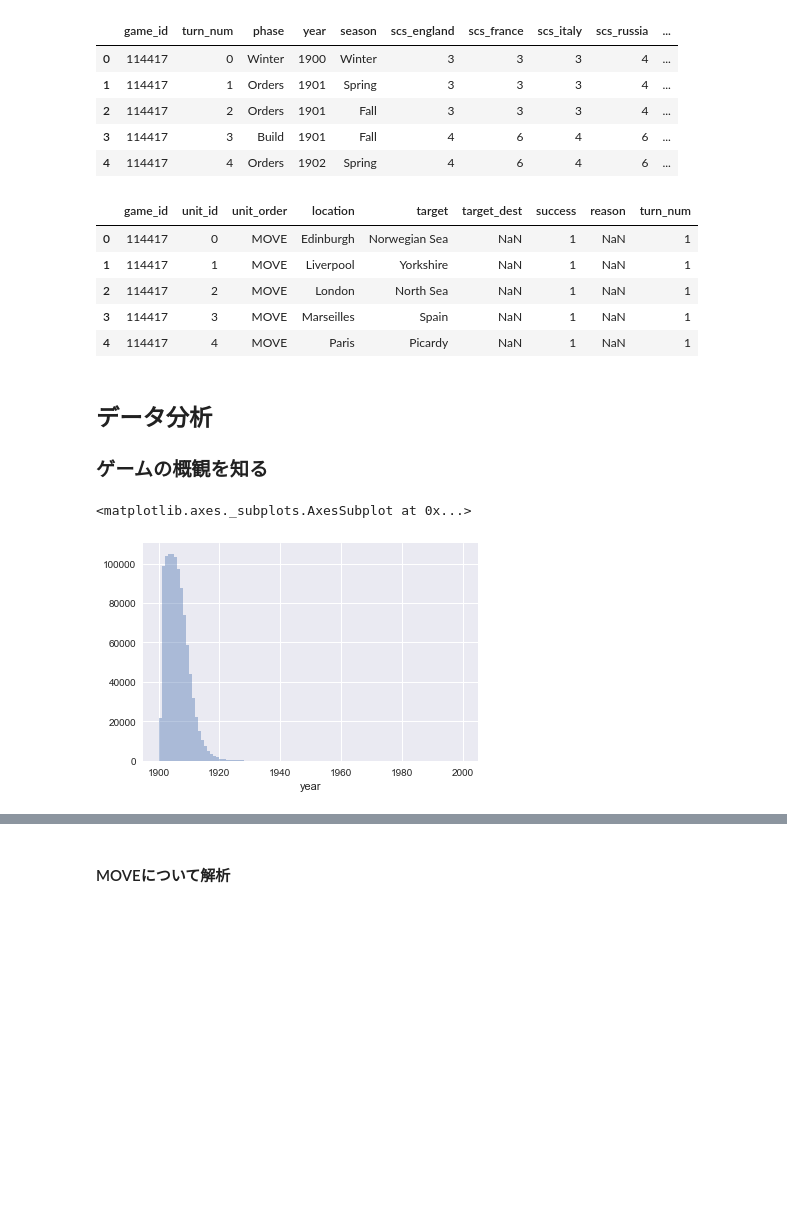
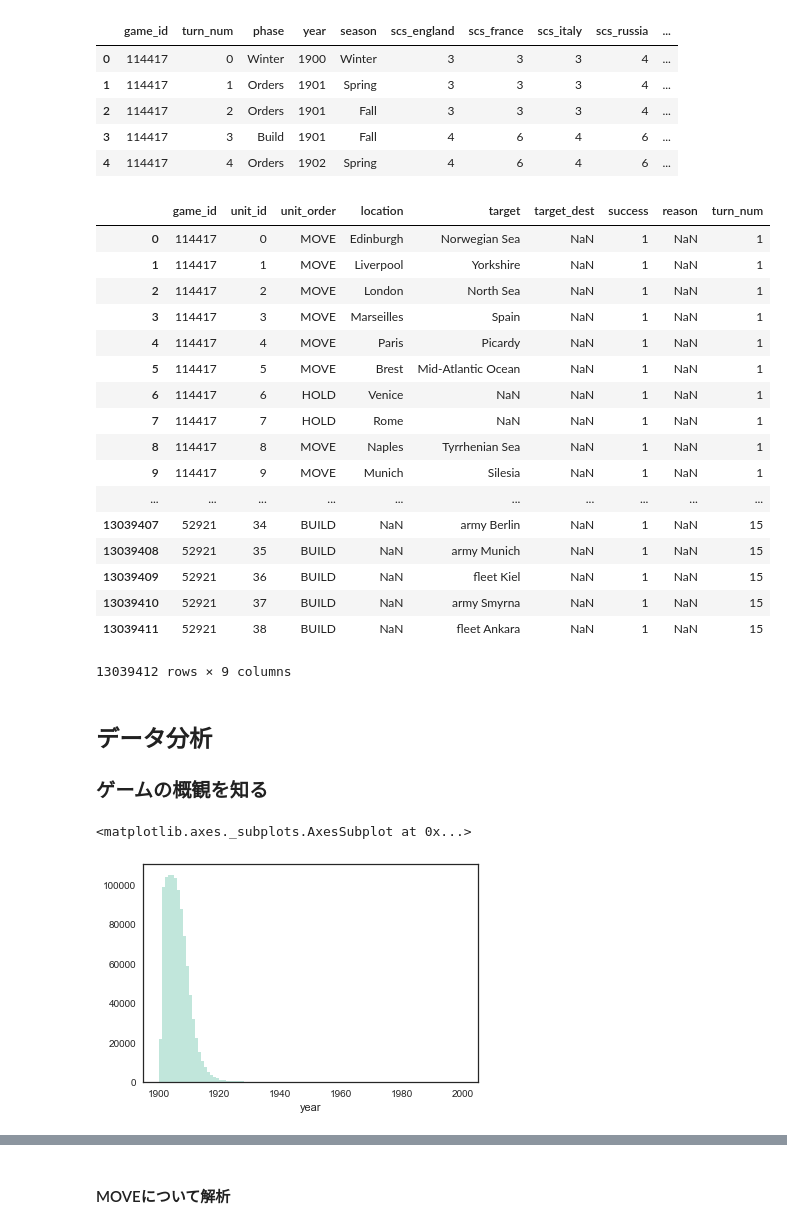
Before and after one commit to sorashido/DiplomacyPredict, a Jupyter notebook: src/v2.ipynb, the cells around one changed output, grey strips where cells are left out. Saved outputs shown, nothing was run; the diff lists cells and outputs as text; code cells hidden in the pictures; blank space fills up the shorter version.

```diff
--- a/src/v2.ipynb
+++ b/src/v2.ipynb
@@ -47,14 +52,26 @@ turns.head()
 | 3 | 114417 | 3 | Build | 1901 | Fall | 4 | 6 | 4 | 6 | ... |
 | 4 | 114417 | 4 | Orders | 1902 | Spring | 4 | 6 | 4 | 6 | ... |
 # %%
-orders.head()
+orders
 # %% [output]
 |  | game_id | unit_id | unit_order | location | target | target_dest | success | reason | turn_num |
 | 0 | 114417 | 0 | MOVE | Edinburgh | Norwegian Sea | NaN | 1 | NaN | 1 |
 | 1 | 114417 | 1 | MOVE | Liverpool | Yorkshire | NaN | 1 | NaN | 1 |
 | 2 | 114417 | 2 | MOVE | London | North Sea | NaN | 1 | NaN | 1 |
 | 3 | 114417 | 3 | MOVE | Marseilles | Spain | NaN | 1 | NaN | 1 |
 | 4 | 114417 | 4 | MOVE | Paris | Picardy | NaN | 1 | NaN | 1 |
+| 5 | 114417 | 5 | MOVE | Brest | Mid-Atlantic Ocean | NaN | 1 | NaN | 1 |
+| 6 | 114417 | 6 | HOLD | Venice | NaN | NaN | 1 | NaN | 1 |
+| 7 | 114417 | 7 | HOLD | Rome | NaN | NaN | 1 | NaN | 1 |
+| 8 | 114417 | 8 | MOVE | Naples | Tyrrhenian Sea | NaN | 1 | NaN | 1 |
+| 9 | 114417 | 9 | MOVE | Munich | Silesia | NaN | 1 | NaN | 1 |
+| ... | ... | ... | ... | ... | ... | ... | ... | ... | ... |
+| 13039407 | 52921 | 34 | BUILD | NaN | army Berlin | NaN | 1 | NaN | 15 |
+| 13039408 | 52921 | 35 | BUILD | NaN | army Munich | NaN | 1 | NaN | 15 |
+| 13039409 | 52921 | 36 | BUILD | NaN | fleet Kiel | NaN | 1 | NaN | 15 |
+| 13039410 | 52921 | 37 | BUILD | NaN | army Smyrna | NaN | 1 | NaN | 15 |
+| 13039411 | 52921 | 38 | BUILD | NaN | fleet Ankara | NaN | 1 | NaN | 15 |
+13039412 rows × 9 columns
 # %%
 import seaborn as sns
 # %% [markdown]
@@ -62,12 +79,11 @@ import seaborn as sns
 ### ゲームの概観を知る
 # %%
 # 1ゲームあたりのターン数
-sns.set()
 x = turns['year']
 sns.distplot(x, kde=False, rug=False, bins=100)
 # %% [output]
 <matplotlib.axes._subplots.AxesSubplot at 0x...>
-[figure, old version]
+[figure, new version]
 # %%
 # 国ごとの勝率比較
 sns.barplot(x="country", y="won", data = players)
```
Also changed, not shown: parts of 5 cells of this notebook, 1 other file.
